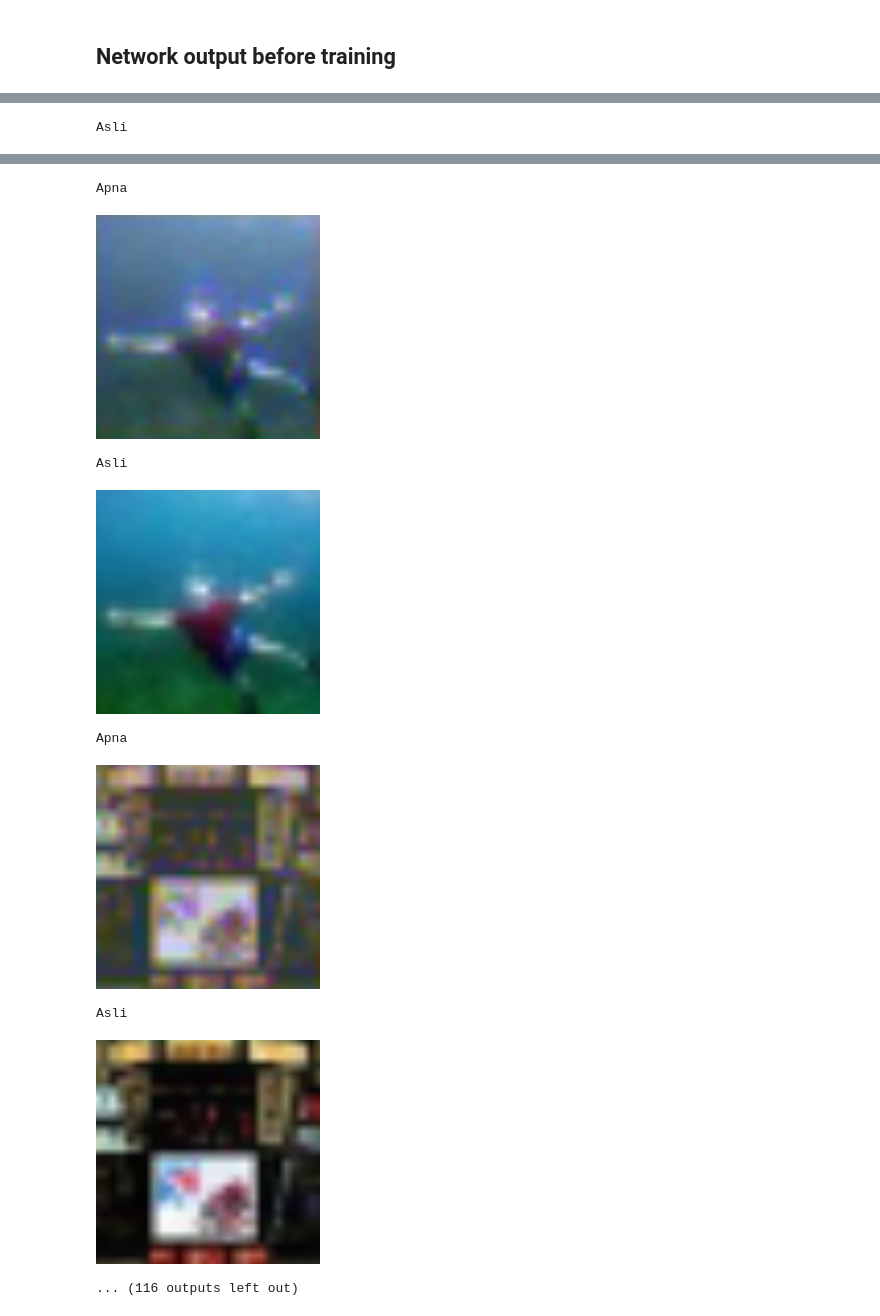
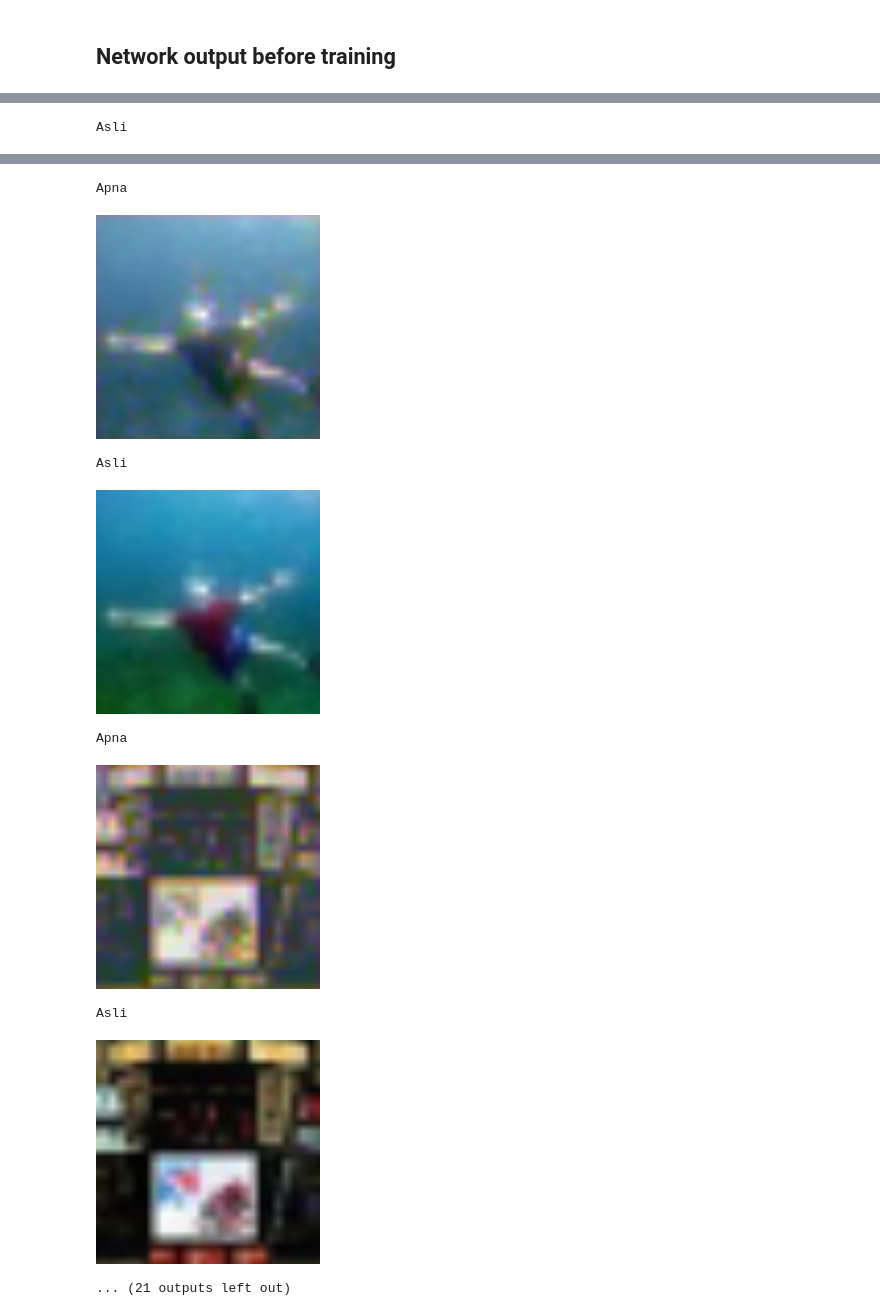
Before and after one commit to bagavi/CNNProject, a Jupyter notebook: TinyImageNet/Train_colorNet.ipynb, the cells around one changed output, grey strips where cells are left out. Saved outputs shown, nothing was run; the diff lists cells and outputs as text; code cells hidden in the pictures.

```diff
--- a/TinyImageNet/Train_colorNet.ipynb
+++ b/TinyImageNet/Train_colorNet.ipynb
@@ -12,7 +12,8 @@ require 'nn';
 # %% [markdown]
 ##  Loading the data from disk
 # %%
-hc_file_name = '../../Data/tiny-imagenet-200/test/hc/test.t7'
+hc_file_name = '../../Data/tiny-imagenet-200/test/hc/test_bw.t7'
+-- hc_file_name = '../../Data/tiny-imagenet-200/test/hc/test.t7'
 hc_dataset = torch.load(hc_file_name)
 # %%
 hypercolumns = hc_dataset["hypercolumns"]
@@ -285,7 +286,7 @@ b = net:forward(hypercolumns)
 --print(b)
 # %%
 scale = 224
-for i=1,32 do
+for i=1,8 do
     print('\n')
     A = image.scale(image.yuv2rgb(torch.cat(y_images[i],a[i]-0.5,1)), scale,scale)
     C = image.scale(image.yuv2rgb(torch.cat(y_images[i],uv_images[i] -0.5,1)), scale,scale)
@@ -300,11 +301,11 @@ Apna
 Asli
 [figure]
 Apna
-[figure, old version]
+[figure, new version]
 Asli
 [figure]
 Apna
-[figure, old version]
+[figure, new version]
 Asli
 [figure]
-... (116 outputs left out)
+... (21 outputs left out)
```
Also changed, not shown: parts of 6 cells of this notebook, 6 other files.
